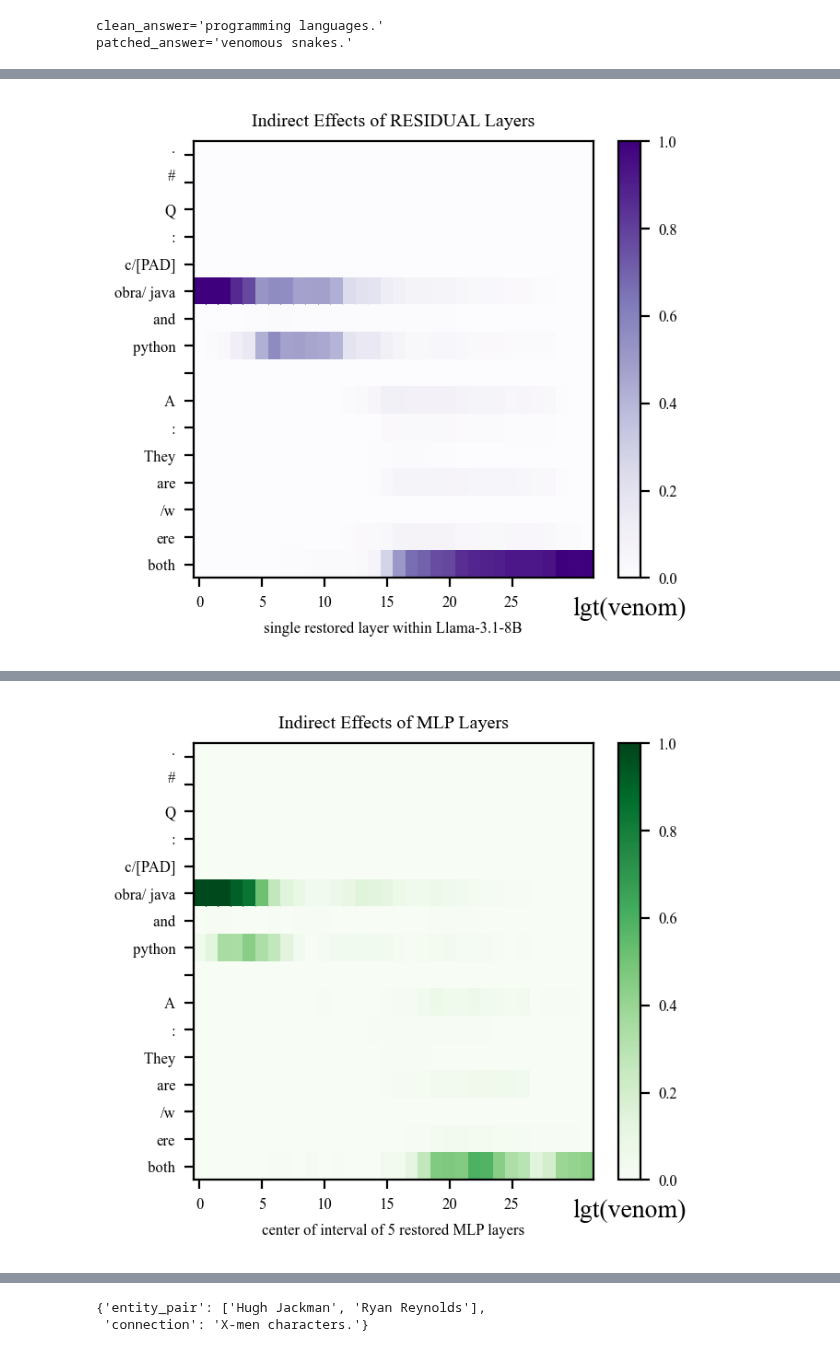
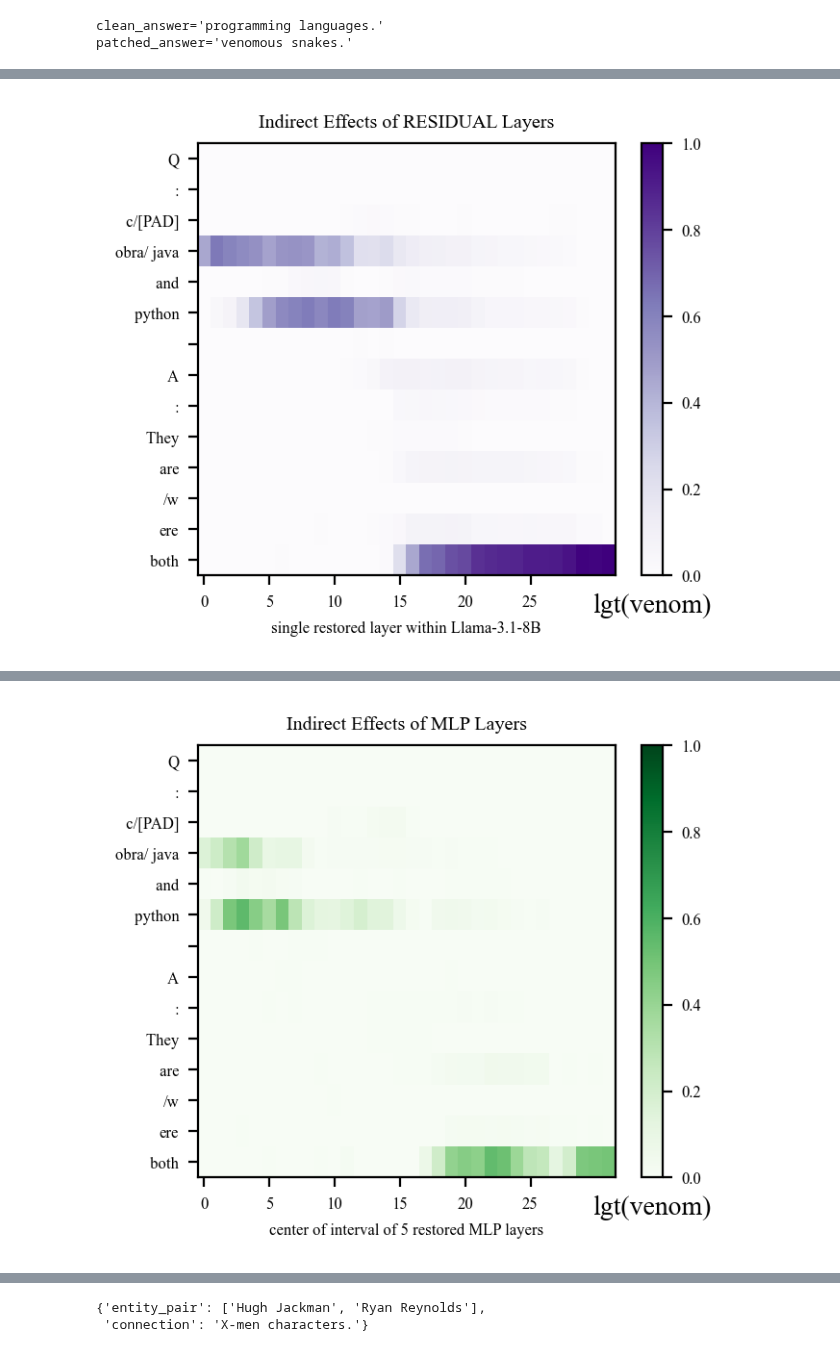
Before and after one commit to arnab-api/filter, a Jupyter notebook: notebooks/00_preli_exps.ipynb, the cells around one changed output, grey strips where cells are left out. Cells and saved outputs as stored; diff of their text form; code cells hidden in the pictures.

```diff
--- a/notebooks/00_preli_exps.ipynb
+++ b/notebooks/00_preli_exps.ipynb
@@ -456,0 +584,24 @@ prompt_template
+# %%
+from src.trace import trace_important_states
+from src.utils.typing import TokenizerOutput
+from src.plotting import plot_trace_heatmap
+from src.functional import predict_next_token
+
+for kind in ["residual", "mlp", "attention"]:
+    trace_results = trace_important_states(
+        mt=mt,
+        prompt_template=prompt_template,
+        clean_subj=clean_subj,
+        patched_subj=patch_subj,
+        metric="logit",
+        # trace_start_marker=".",
+        # normalize=False,
+        kind=kind,
+        window_size=1 if kind == "residual" else 5,
+    )
+
+    plot_trace_heatmap(
+        result=trace_results,
+        model_name=model_key.split("/")[-1],
+        scale_range=(0, 1) if trace_results.normalized == True else None
+    )
@@ -470,7 +658,7 @@ for kind in ["residual", "mlp", "attention"]:
         patched_input=TokenizerOutput(data=patched_prompt.tokenized),
         trace_start_marker="#",
         metric="logit",
-        normalize=True,
+        # normalize=True,
         kind=kind,
         window_size=1 if kind == "residual" else 5,
     )
@@ -497 +683 @@ for kind in ["residual", "mlp", "attention"]:
-[figure, old version]
+[figure, new version]
@@ -511 +695 @@ for kind in ["residual", "mlp", "attention"]:
-[figure, old version]
+[figure, new version]
```
Also changed, not shown: parts of 15 cells of this notebook, 4 other files.
